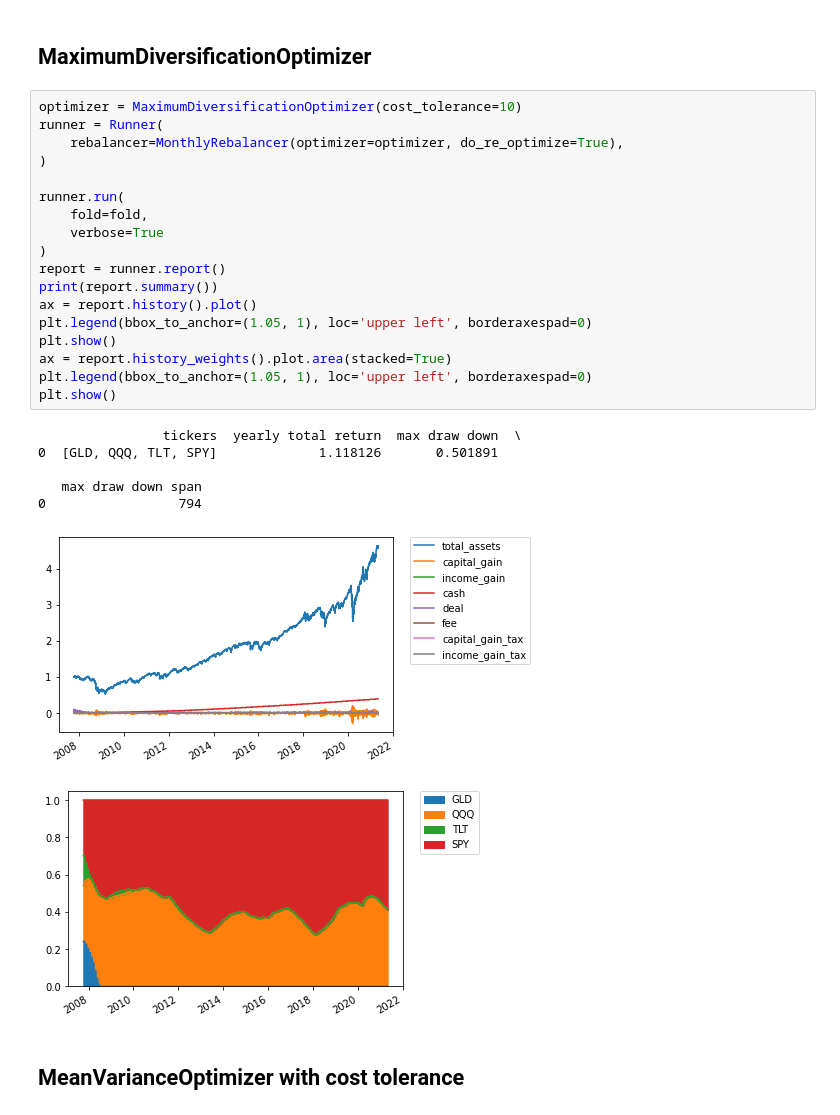
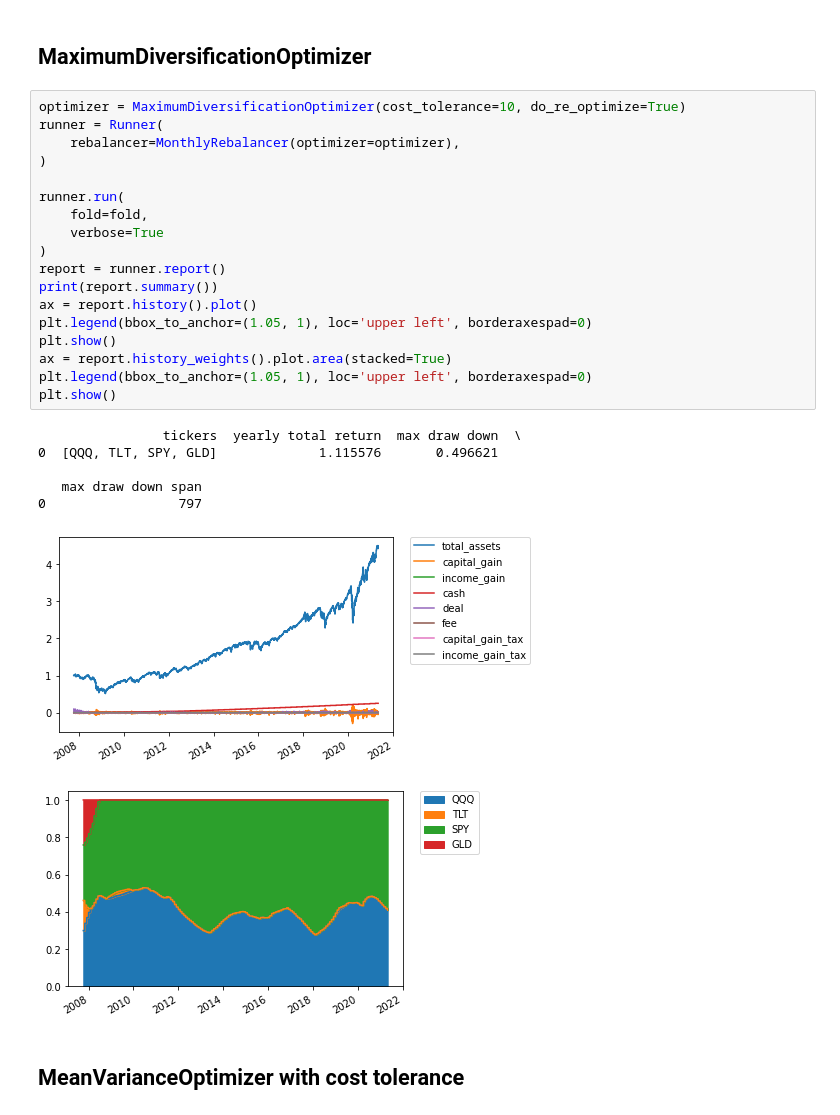
Before and after one commit to sonesuke/mypo, a Jupyter notebook: docs/tutorial/my portfolio.ipynb, the cells around one changed output. Saved outputs shown, nothing was run; the diff lists cells and outputs as text.

```diff
--- a/docs/tutorial/my portfolio.ipynb
+++ b/docs/tutorial/my portfolio.ipynb
@@ -67,31 +67,31 @@ plt.show()
 MaximumDiversificationOptimizer
 ----------------------------------------
 # %%
-optimizer = MaximumDiversificationOptimizer(cost_tolerance=10)
+optimizer = MaximumDiversificationOptimizer(cost_tolerance=10, do_re_optimize=True)
 runner = Runner(
-    rebalancer=MonthlyRebalancer(optimizer=optimizer, do_re_optimize=True),
+    rebalancer=MonthlyRebalancer(optimizer=optimizer),
 )
 
 runner.run(
     fold=fold,
     verbose=True
 )
 report = runner.report()
 print(report.summary())
 ax = report.history().plot()
 plt.legend(bbox_to_anchor=(1.05, 1), loc='upper left', borderaxespad=0)
 plt.show()
 ax = report.history_weights().plot.area(stacked=True)
 plt.legend(bbox_to_anchor=(1.05, 1), loc='upper left', borderaxespad=0)
 plt.show()
 # %% [output]
                 tickers  yearly total return  max draw down  \
-0  [GLD, QQQ, TLT, SPY]             1.118126       0.501891
+0  [QQQ, TLT, SPY, GLD]             1.115576       0.496621
 
    max draw down span
-0                 794
+0                 797
-[figure, old version]
+[figure, new version]
-[figure, old version]
+[figure, new version]
 # %% [markdown]
 MeanVarianceOptimizer with cost tolerance
 ----------------------------------------------------
```
Also changed, not shown: parts of 4 cells of this notebook, 35 other files.
